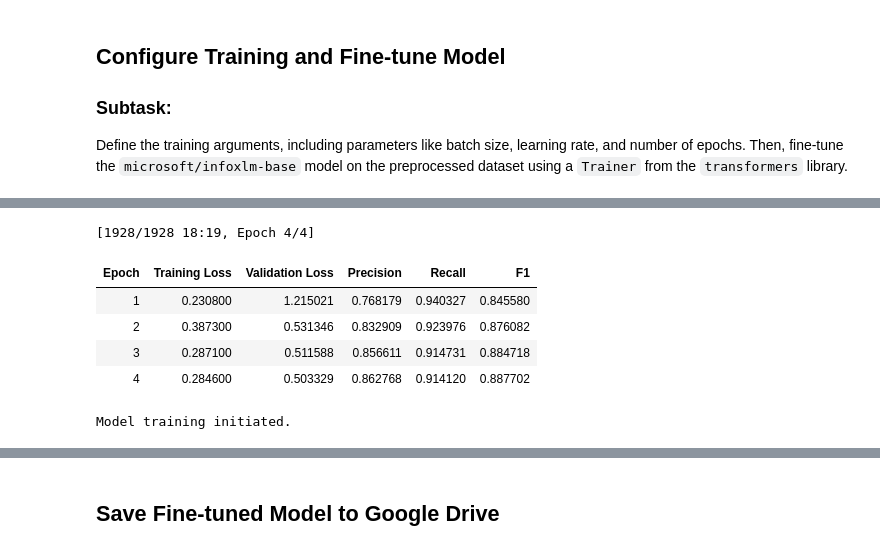
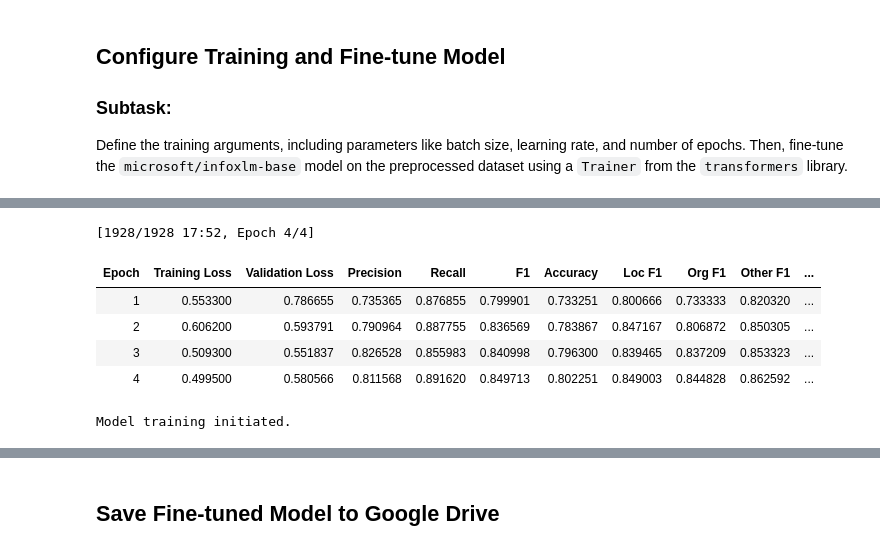
Before and after one commit to KasunUdayanga/NER-Sinhala-political-comment-identifier, a Jupyter notebook: Notebooks/infoxml-base.ipynb, the cells around one changed output, grey strips where cells are left out. Drawn from its saved outputs; the diff is of its cells as text; code cells hidden in the pictures.

```diff
--- a/Notebooks/infoxml-base.ipynb
+++ b/Notebooks/infoxml-base.ipynb
@@ -258,27 +308,6 @@ Successfully installed seqeval-1.2.2
 # %%
-import numpy as np
-from seqeval.metrics import f1_score, precision_score, recall_score
-
-label_list = list(model.config.id2label.values())
-
-def compute_metrics(p):
-    predictions, labels = p
-    predictions = np.argmax(predictions, axis=2)
-
-    true_predictions = [
-        [label_list[p] for (p, l) in zip(pred, lab) if l != -100]
-        for pred, lab in zip(predictions, labels)
-    ]
-    true_labels = [
-        [label_list[l] for (p, l) in zip(pred, lab) if l != -100]
-        for pred, lab in zip(predictions, labels)
-    ]
-
-    return {
-        "precision": precision_score(true_labels, true_predictions),
-        "recall": recall_score(true_labels, true_predictions),
-        "f1": f1_score(true_labels, true_predictions),
-    }
+import evaluate
+seqeval_metric = evaluate.load("seqeval")
 
 import torch
 from transformers import TrainingArguments, Trainer, DataCollatorForTokenClassification
@@ -316,37 +345,37 @@ training_args = TrainingArguments(
     greater_is_better=True,   # FIXED
     logging_steps=50,
 )
 
 
 
 # Initialize Data Collator
 data_collator = DataCollatorForTokenClassification(tokenizer=tokenizer)
 
 # Wrap the existing train_dataset and val_dataset with DictOutputDataset
 train_dataset_dict = DictOutputDataset(train_dataset)
 val_dataset_dict = DictOutputDataset(val_dataset)
 
 # Create a Trainer object
 trainer = Trainer(
     model=model,
     args=training_args,
     train_dataset=train_dataset_dict,
     eval_dataset=val_dataset_dict,
     tokenizer=tokenizer,
     data_collator=data_collator,
     compute_metrics=compute_metrics,
 )
 
 
 # Start training
 trainer.train()
 
 print("Model training initiated.")
 # %% [output]
-[1928/1928 18:19, Epoch 4/4]
+[1928/1928 17:52, Epoch 4/4]
-| Epoch | Training Loss | Validation Loss | Precision | Recall | F1 |
-| 1 | 0.230800 | 1.215021 | 0.768179 | 0.940327 | 0.845580 |
-| 2 | 0.387300 | 0.531346 | 0.832909 | 0.923976 | 0.876082 |
-| 3 | 0.287100 | 0.511588 | 0.856611 | 0.914731 | 0.884718 |
-| 4 | 0.284600 | 0.503329 | 0.862768 | 0.914120 | 0.887702 |
+| Epoch | Training Loss | Validation Loss | Precision | Recall | F1 | Accuracy | Loc F1 | Org F1 | Other F1 | ... |
+| 1 | 0.553300 | 0.786655 | 0.735365 | 0.876855 | 0.799901 | 0.733251 | 0.800666 | 0.733333 | 0.820320 | ... |
+| 2 | 0.606200 | 0.593791 | 0.790964 | 0.887755 | 0.836569 | 0.783867 | 0.847167 | 0.806872 | 0.850305 | ... |
+| 3 | 0.509300 | 0.551837 | 0.826528 | 0.855983 | 0.840998 | 0.796300 | 0.839465 | 0.837209 | 0.853323 | ... |
+| 4 | 0.499500 | 0.580566 | 0.811568 | 0.891620 | 0.849713 | 0.802251 | 0.849003 | 0.844828 | 0.862592 | ... |
 Model training initiated.
```
Also changed, not shown: parts of 6 cells of this notebook.
